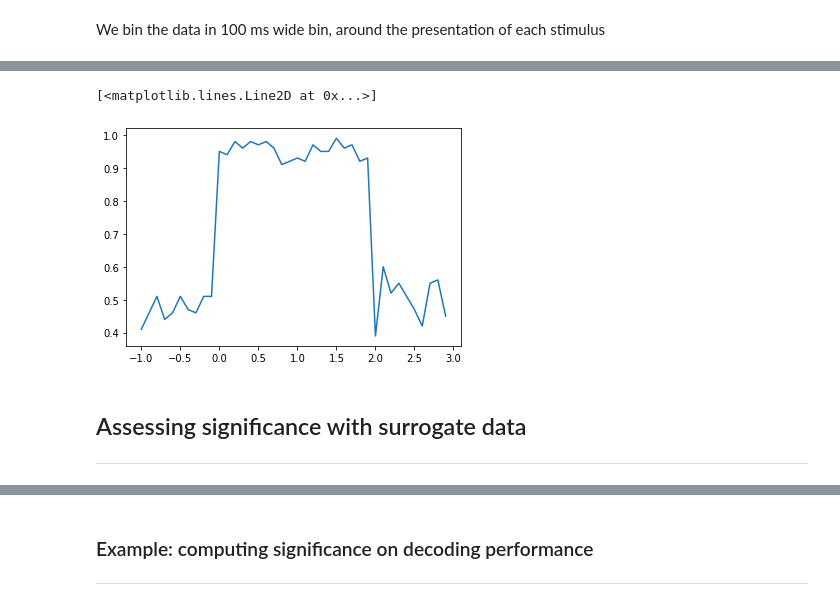
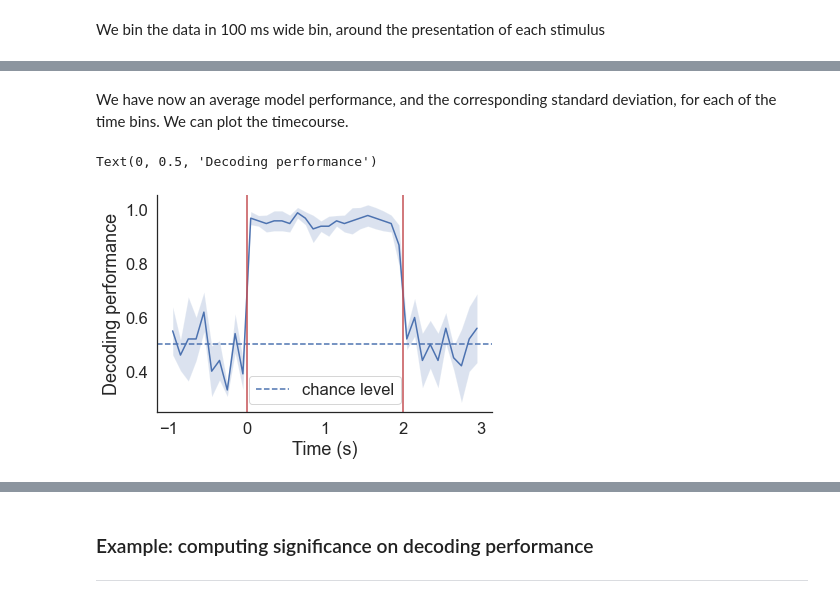
Before and after one commit to xamweil/population-methods, a Jupyter notebook: 03-SVM-decoding/SVM-decoding.ipynb, the cells around one changed output, grey strips where cells are left out. Saved outputs shown, nothing was run; the diff lists cells and outputs as text; code cells hidden in the pictures.

```diff
--- a/03-SVM-decoding/SVM-decoding.ipynb
+++ b/03-SVM-decoding/SVM-decoding.ipynb
@@ -128,29 +247,48 @@ plt.matshow(X[3][stim_type==2])
 # %%
-from sklearn.model_selection import KFold
+from sklearn.model_selection import StratifiedKFold
 from sklearn import svm
+from sklearn.preprocessing import StandardScaler
 
+n_splits = 5
 
-performance = []
+avg_performance = []
+std_performance = []
+
 for time_bin in range(X.shape[-1]):
         # setting 2-fold cross validation
-        kf = KFold(n_splits=2)
-        KFold(n_splits=2, random_state=None, shuffle=False)
+        kf = StratifiedKFold(n_splits=n_splits,shuffle=True)
         fold_performance = []
-        for train_index, test_index in kf.split(stim_type):
+
+        for train_index, test_index in kf.split(X[:,:,time_bin].T,stim_type):
+
 
                 X_train, X_test = X[:,train_index,time_bin].T, X[:,test_index,time_bin].T
                 y_train, y_test = stim_type[train_index], stim_type[test_index]
 
-                clf = svm.SVC()
+                clf = svm.LinearSVC(max_iter=1000)
                 clf.fit(X_train, y_train)
                 fold_performance.append(clf.score(X_test,y_test))
 
-        performance.append(np.mean(fold_performance))
+        avg_performance.append(np.mean(fold_performance))
+        std_performance.append(np.std(fold_performance))
+
+avg_performance = np.asarray(avg_performance)
+std_performance = np.asarray(std_performance)
-# %%
-plt.plot(bins[:-1],performance)
-# %% [output]
-[<matplotlib.lines.Line2D at 0x...>]
-[figure, removed]
-# %% [markdown]
-## Assessing significance with surrogate data
----
+# %% [markdown]
+We have now an average model performance, and the corresponding standard deviation, for each of the time bins. We can plot the timecourse.
+# %%
+bin_centers = [(bins[i+1]+bins[i])/2 for i in range(len(bins)-1)]
+plt.plot(bin_centers,avg_performance)
+plt.fill_between(bin_centers,avg_performance-std_performance,
+                 avg_performance+std_performance,alpha=0.2)
+
+plt.axhline(y=0.5,linestyle='--',label='chance level')
+plt.axvline(x=0,c='r')
+plt.axvline(x=2,c='r')
+
+plt.legend()
+plt.xlabel('Time (s)')
+plt.ylabel('Decoding performance')
+# %% [output]
+Text(0, 0.5, 'Decoding performance')
+[figure, added]
```
Also changed, not shown: parts of 27 cells of this notebook, 3 other files.
